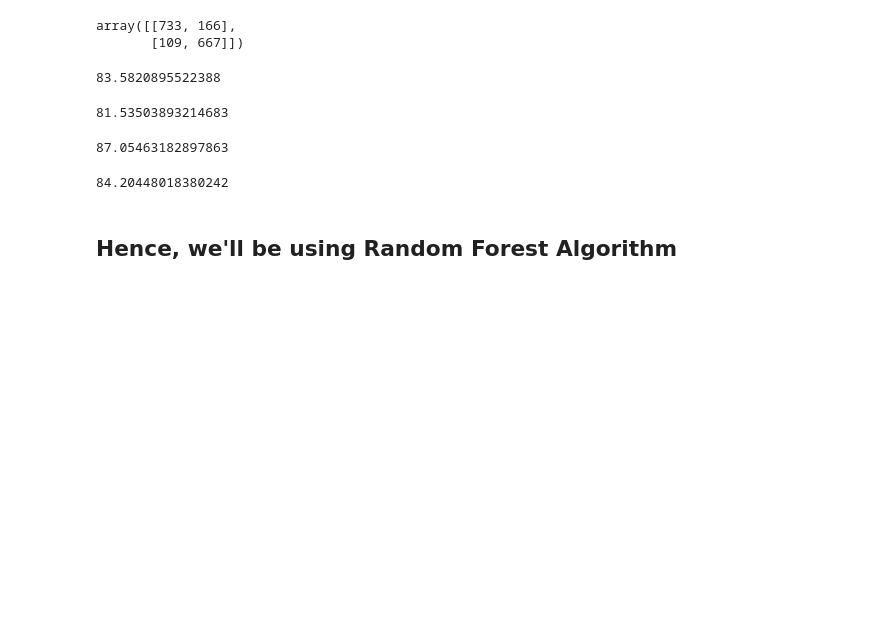
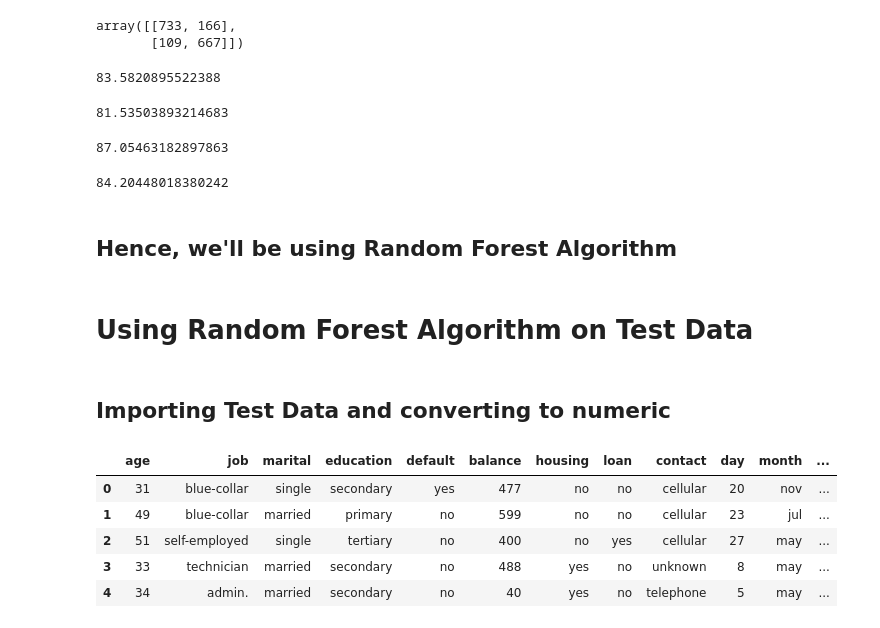
Before and after one commit to Sanket-Balani/ML-Marathon, a Jupyter notebook: ML_Marathon.ipynb, the cells around one changed output. Cells and saved outputs as stored; diff of their text form; code cells hidden in the pictures; blank space fills up the shorter version.

```diff
--- a/ML_Marathon.ipynb
+++ b/ML_Marathon.ipynb
@@ -325,3 +325,17 @@ f1
 84.20448018380242
 # %% [markdown]
 ## Hence, we'll be using Random Forest Algorithm
+# %% [markdown]
+# Using Random Forest Algorithm on Test Data
+# %% [markdown]
+## Importing Test Data and converting to numeric
+# %%
+test_data=pd.read_csv("/content/test_data.csv")
+test_data.head()
+# %% [output]
+|  | age | job | marital | education | default | balance | housing | loan | contact | day | month | ... |
+| 0 | 31 | blue-collar | single | secondary | yes | 477 | no | no | cellular | 20 | nov | ... |
+| 1 | 49 | blue-collar | married | primary | no | 599 | no | no | cellular | 23 | jul | ... |
+| 2 | 51 | self-employed | single | tertiary | no | 400 | no | yes | cellular | 27 | may | ... |
+| 3 | 33 | technician | married | secondary | no | 488 | yes | no | unknown | 8 | may | ... |
+| 4 | 34 | admin. | married | secondary | no | 40 | yes | no | telephone | 5 | may | ... |
```
Also changed, not shown: parts of 6 cells of this notebook.
